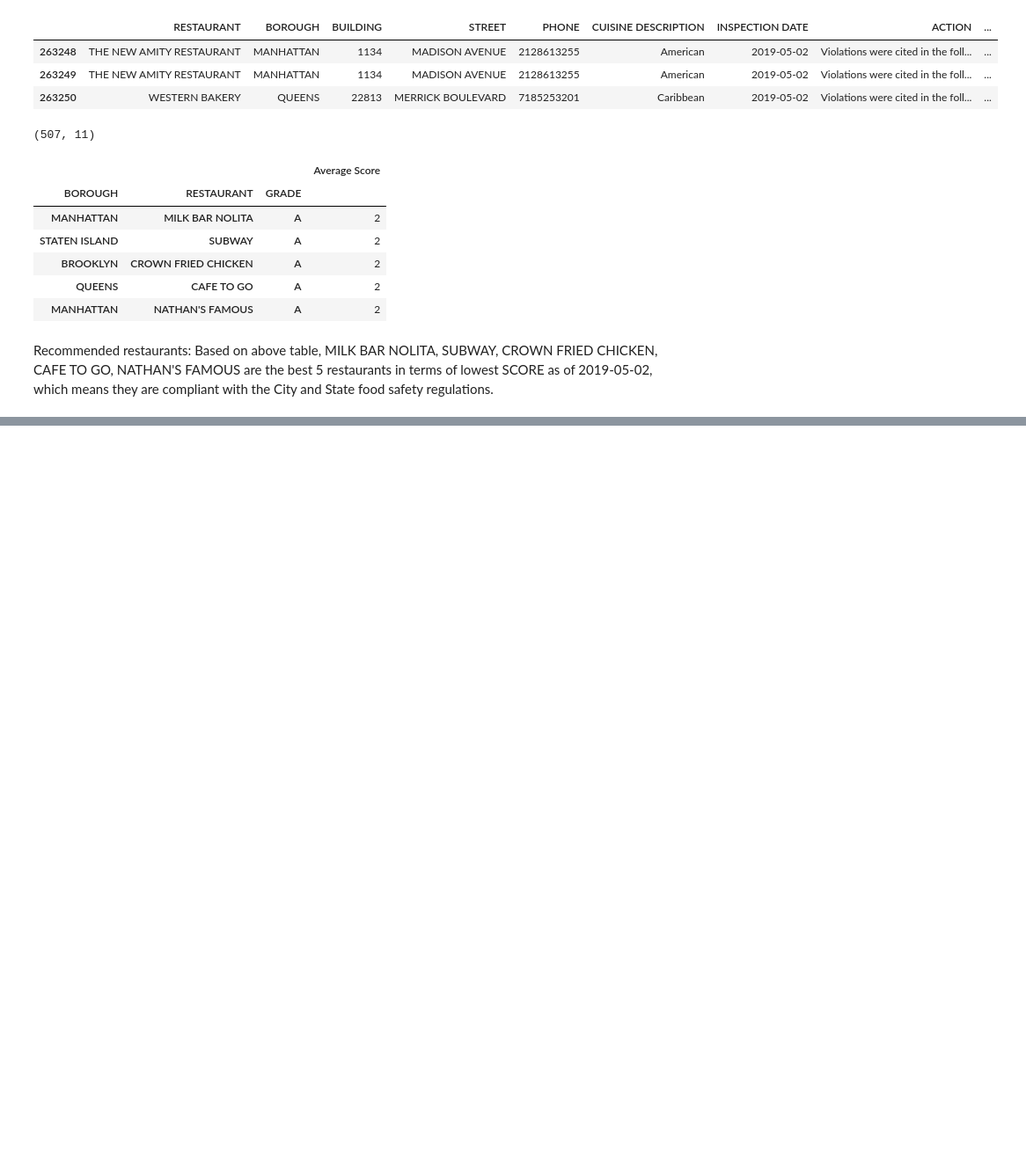
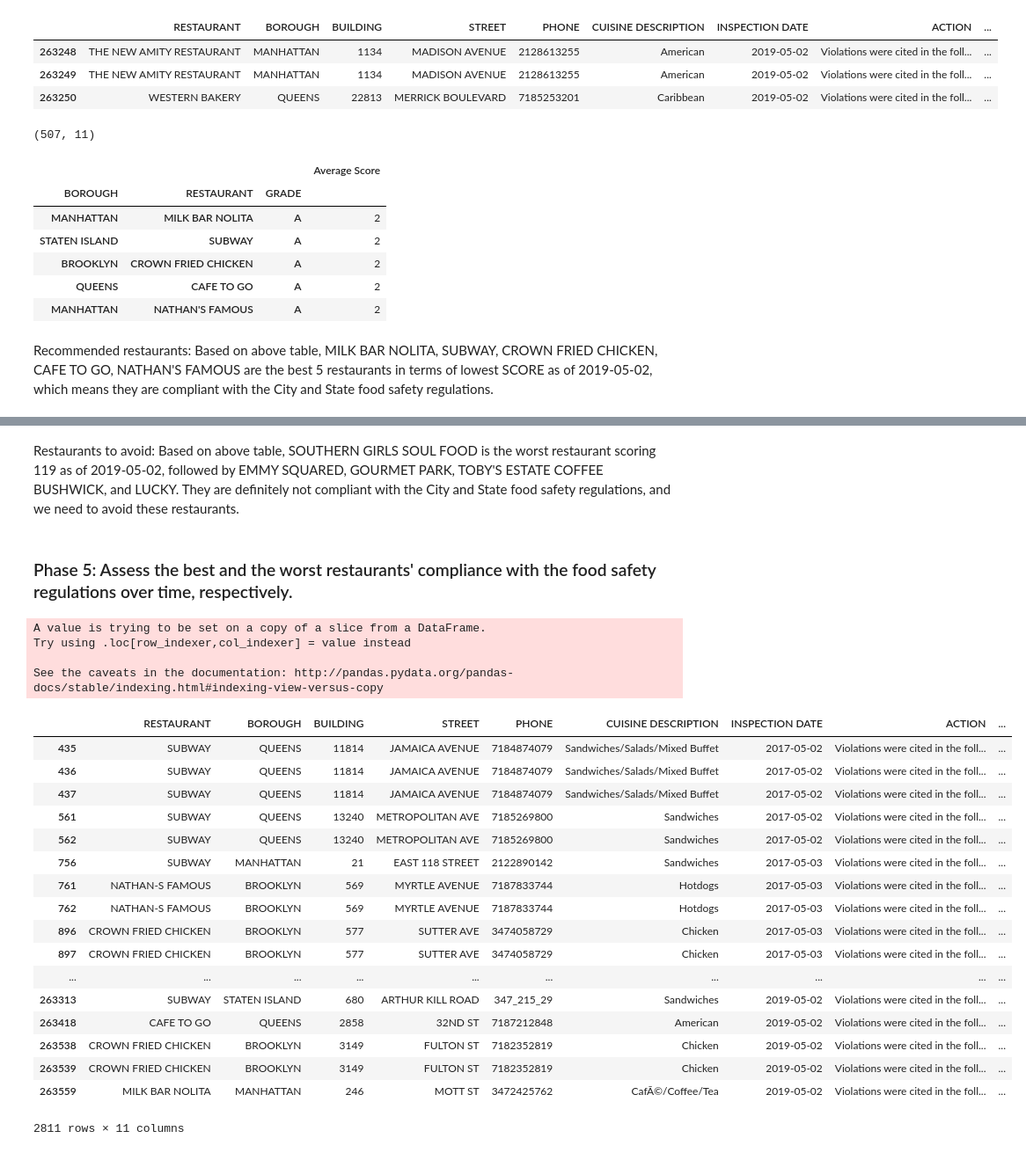
Before and after one commit to mhan1/DAV-5400, a Jupyter notebook: M_Han_Final Project.ipynb, the cells around one changed output, grey strips where cells are left out. Shown at 88% size. Drawn from its saved outputs; the diff is of its cells as text; code cells hidden in the pictures; blank space fills up the shorter version.

```diff
--- a/M_Han_Final Project.ipynb
+++ b/M_Han_Final Project.ipynb
@@ -588,0 +610,35 @@ Recommended restaurants: Based on above table, MILK BAR NOLITA, SUBWAY, CROWN FR
+# %% [markdown]
+Restaurants to avoid: Based on above table, SOUTHERN GIRLS SOUL FOOD  is the worst restaurant scoring 119 as of 2019-05-02, followed by EMMY SQUARED, GOURMET PARK, TOBY'S ESTATE COFFEE BUSHWICK, and LUCKY. They are definitely not compliant with the City and State food safety regulations, and we need to avoid these restaurants.
+# %% [markdown]
+### Phase 5: Assess the best and the worst restaurants' compliance with the food safety regulations over time, respectively.
+# %%
+#replacing the charcter(') into (-) in RESTAURANT column
+df1['RESTAURANT'] = df1['RESTAURANT'].str.replace("'", "-")
+# %% [output]
+A value is trying to be set on a copy of a slice from a DataFrame.
+Try using .loc[row_indexer,col_indexer] = value instead
+
+See the caveats in the documentation: http://pandas.pydata.org/pandas-docs/stable/indexing.html#indexing-view-versus-copy
+# %%
+#extracting the data which contain the best restaurants
+df2_best = df1[df1['RESTAURANT'].isin(['NATHAN-S FAMOUS', 'CAFE TO GO', 'CROWN FRIED CHICKEN', 'SUBWAY', 'MILK BAR NOLITA'])]
+df2_best
+# %% [output]
+|  | RESTAURANT | BOROUGH | BUILDING | STREET | PHONE | CUISINE DESCRIPTION | INSPECTION DATE | ACTION | ... |
+| 435 | SUBWAY | QUEENS | 11814 | JAMAICA AVENUE | 7184874079 | Sandwiches/Salads/Mixed Buffet | 2017-05-02 | Violations were cited in the foll... | ... |
+| 436 | SUBWAY | QUEENS | 11814 | JAMAICA AVENUE | 7184874079 | Sandwiches/Salads/Mixed Buffet | 2017-05-02 | Violations were cited in the foll... | ... |
+| 437 | SUBWAY | QUEENS | 11814 | JAMAICA AVENUE | 7184874079 | Sandwiches/Salads/Mixed Buffet | 2017-05-02 | Violations were cited in the foll... | ... |
+| 561 | SUBWAY | QUEENS | 13240 | METROPOLITAN AVE | 7185269800 | Sandwiches | 2017-05-02 | Violations were cited in the foll... | ... |
+| 562 | SUBWAY | QUEENS | 13240 | METROPOLITAN AVE | 7185269800 | Sandwiches | 2017-05-02 | Violations were cited in the foll... | ... |
+| 756 | SUBWAY | MANHATTAN | 21 | EAST 118 STREET | 2122890142 | Sandwiches | 2017-05-03 | Violations were cited in the foll... | ... |
+| 761 | NATHAN-S FAMOUS | BROOKLYN | 569 | MYRTLE AVENUE | 7187833744 | Hotdogs | 2017-05-03 | Violations were cited in the foll... | ... |
+| 762 | NATHAN-S FAMOUS | BROOKLYN | 569 | MYRTLE AVENUE | 7187833744 | Hotdogs | 2017-05-03 | Violations were cited in the foll... | ... |
+| 896 | CROWN FRIED CHICKEN | BROOKLYN | 577 | SUTTER AVE | 3474058729 | Chicken | 2017-05-03 | Violations were cited in the foll... | ... |
+| 897 | CROWN FRIED CHICKEN | BROOKLYN | 577 | SUTTER AVE | 3474058729 | Chicken | 2017-05-03 | Violations were cited in the foll... | ... |
+| ... | ... | ... | ... | ... | ... | ... | ... | ... | ... |
+| 263313 | SUBWAY | STATEN ISLAND | 680 | ARTHUR KILL ROAD | 347_215_29 | Sandwiches | 2019-05-02 | Violations were cited in the foll... | ... |
+| 263418 | CAFE TO GO | QUEENS | 2858 | 32ND ST | 7187212848 | American | 2019-05-02 | Violations were cited in the foll... | ... |
+| 263538 | CROWN FRIED CHICKEN | BROOKLYN | 3149 | FULTON ST | 7182352819 | Chicken | 2019-05-02 | Violations were cited in the foll... | ... |
+| 263539 | CROWN FRIED CHICKEN | BROOKLYN | 3149 | FULTON ST | 7182352819 | Chicken | 2019-05-02 | Violations were cited in the foll... | ... |
+| 263559 | MILK BAR NOLITA | MANHATTAN | 246 | MOTT ST | 3472425762 | CafÃ©/Coffee/Tea | 2019-05-02 | Violations were cited in the foll... | ... |
+2811 rows × 11 columns
```
Also changed, not shown: parts of 66 cells of this notebook.
